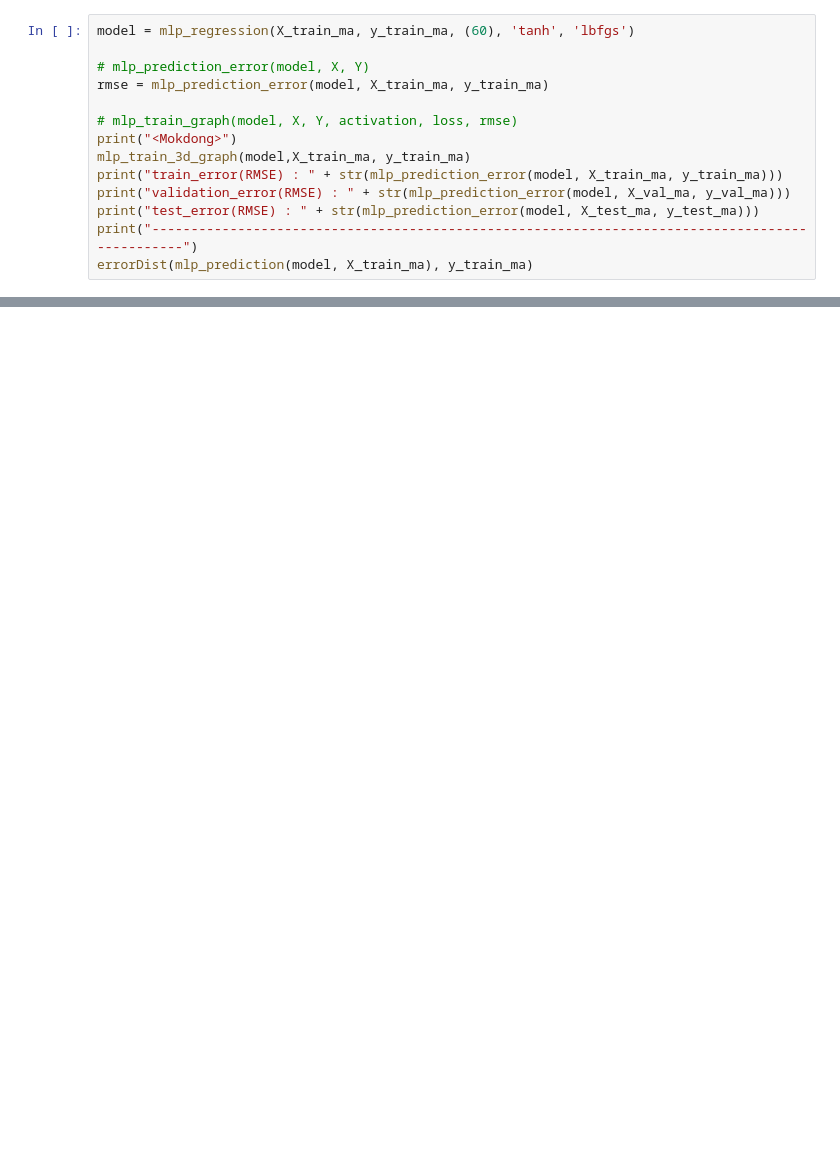
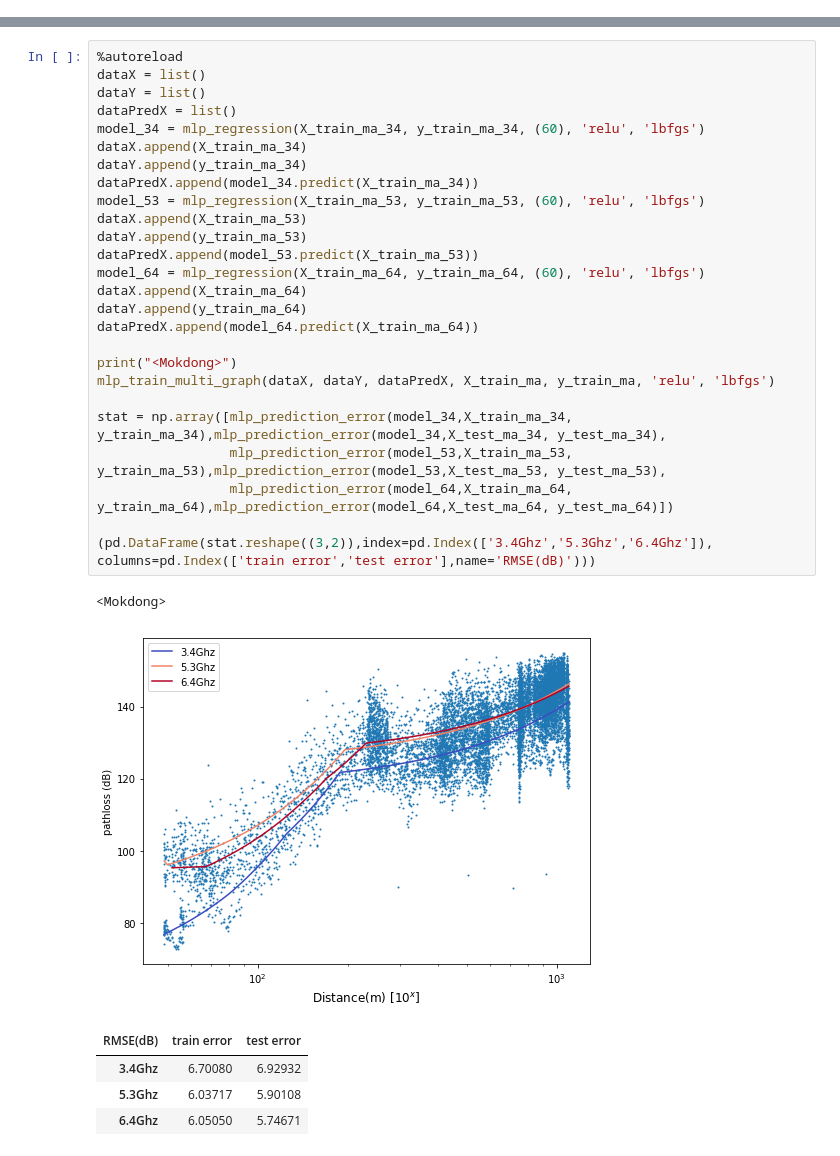
Before and after one commit to chanship72/pathloss, a Jupyter notebook: comb_regression.ipynb, the cells around one changed output, grey strips where cells are left out. Cells and saved outputs as stored; diff of their text form; blank space fills up the shorter version.

```diff
--- a/comb_regression.ipynb
+++ b/comb_regression.ipynb
@@ -209,14 +61,0 @@ max                     44.42167
-# %%
-model = mlp_regression(X_train_ma, y_train_ma, (60), 'tanh', 'lbfgs')
-
-# mlp_prediction_error(model, X, Y)
-rmse = mlp_prediction_error(model, X_train_ma, y_train_ma)
-
-# mlp_train_graph(model, X, Y, activation, loss, rmse)
-print("<Mokdong>")
-mlp_train_3d_graph(model,X_train_ma, y_train_ma)
-print("train_error(RMSE) : " + str(mlp_prediction_error(model, X_train_ma, y_train_ma)))
-print("validation_error(RMSE) : " + str(mlp_prediction_error(model, X_val_ma, y_val_ma)))
-print("test_error(RMSE) : " + str(mlp_prediction_error(model, X_test_ma, y_test_ma)))
-print("-----------------------------------------------------------------------------------------------")
-errorDist(mlp_prediction(model, X_train_ma), y_train_ma)
@@ -239,0 +161,33 @@ max                     44.92577
+# %%
+%autoreload
+dataX = list()
+dataY = list()
+dataPredX = list()
+model_34 = mlp_regression(X_train_ma_34, y_train_ma_34, (60), 'relu', 'lbfgs')
+dataX.append(X_train_ma_34)
+dataY.append(y_train_ma_34)
+dataPredX.append(model_34.predict(X_train_ma_34))
+model_53 = mlp_regression(X_train_ma_53, y_train_ma_53, (60), 'relu', 'lbfgs')
+dataX.append(X_train_ma_53)
+dataY.append(y_train_ma_53)
+dataPredX.append(model_53.predict(X_train_ma_53))
+model_64 = mlp_regression(X_train_ma_64, y_train_ma_64, (60), 'relu', 'lbfgs')
+dataX.append(X_train_ma_64)
+dataY.append(y_train_ma_64)
+dataPredX.append(model_64.predict(X_train_ma_64))
+
+print("<Mokdong>")
+mlp_train_multi_graph(dataX, dataY, dataPredX, X_train_ma, y_train_ma, 'relu', 'lbfgs')
+
+stat = np.array([mlp_prediction_error(model_34,X_train_ma_34, y_train_ma_34),mlp_prediction_error(model_34,X_test_ma_34, y_test_ma_34),
+                 mlp_prediction_error(model_53,X_train_ma_53, y_train_ma_53),mlp_prediction_error(model_53,X_test_ma_53, y_test_ma_53),
+                 mlp_prediction_error(model_64,X_train_ma_64, y_train_ma_64),mlp_prediction_error(model_64,X_test_ma_64, y_test_ma_64)])
+
+(pd.DataFrame(stat.reshape((3,2)),index=pd.Index(['3.4Ghz','5.3Ghz','6.4Ghz']), columns=pd.Index(['train error','test error'],name='RMSE(dB)')))
+# %% [output]
+<Mokdong>
+[figure, added]
+| RMSE(dB) | train error | test error |
+| 3.4Ghz | 6.70080 | 6.92932 |
+| 5.3Ghz | 6.03717 | 5.90108 |
+| 6.4Ghz | 6.05050 | 5.74671 |
```
Also changed, not shown: parts of 13 cells of this notebook.
